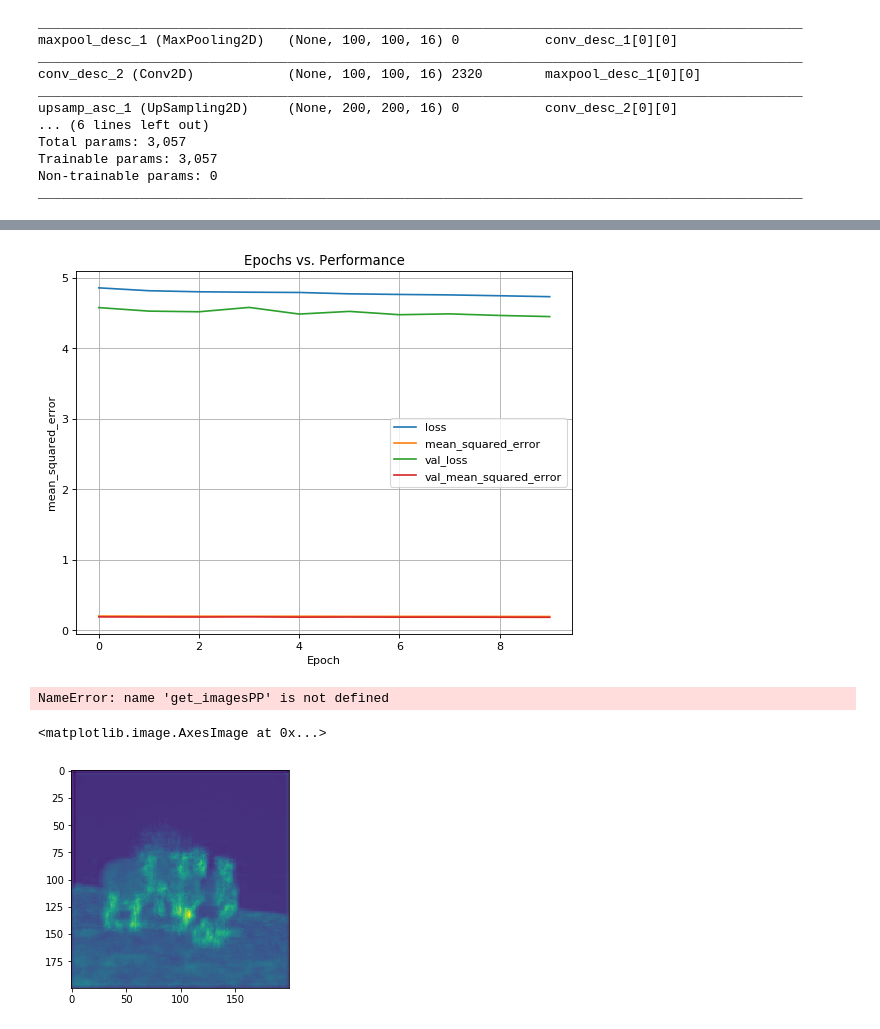
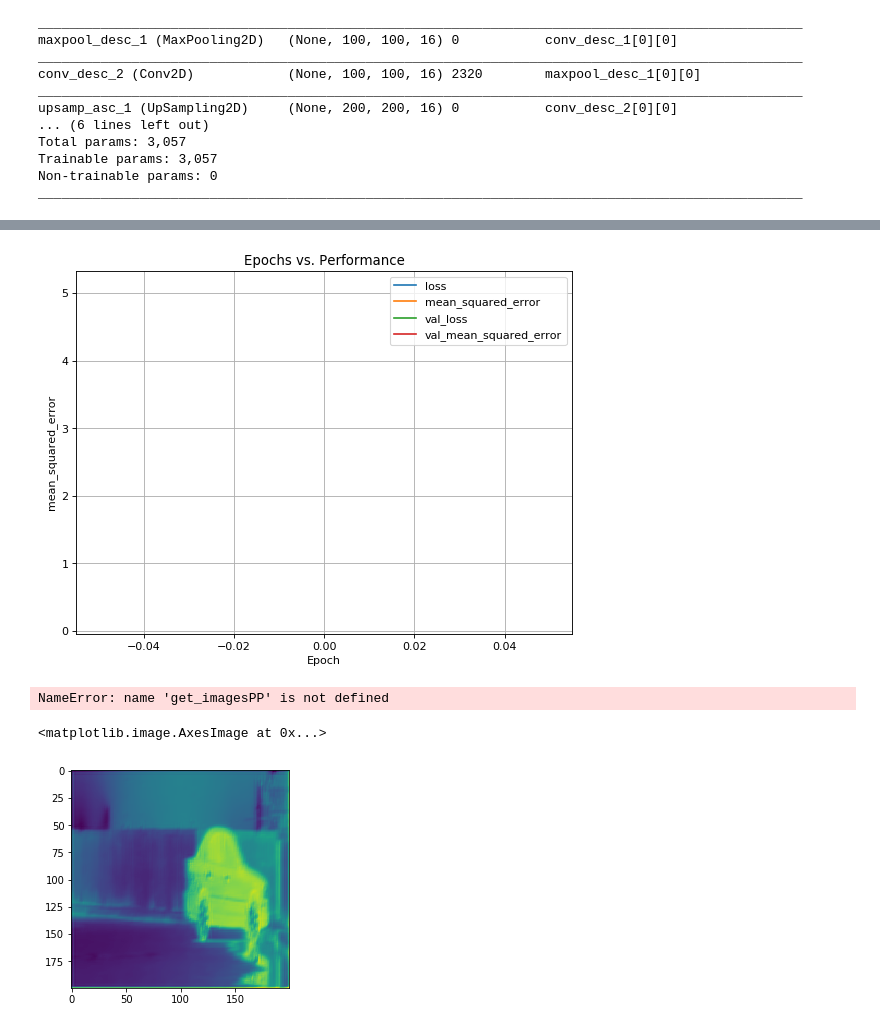
Before and after one commit to RushilDaya/DeepVision, a Jupyter notebook: scripts/03_segmentation_prototype.ipynb, the cells around one changed output, grey strips where cells are left out. Drawn from its saved outputs; the diff is of its cells as text; code cells hidden in the pictures.

```diff
--- a/scripts/03_segmentation_prototype.ipynb
+++ b/scripts/03_segmentation_prototype.ipynb
@@ -75,7 +75,7 @@ def miniUnet(inputShape,outputShape):
     convDesc2Out = Conv2D(16,(3,3),activation='relu',padding='same',name='conv_desc_2')(maxpoolDesc1Out)
     upsampleAsc1Out = UpSampling2D((2,2), name='upsamp_asc_1')(convDesc2Out)
     UconnectAsc1Out = Concatenate()([upsampleAsc1Out, convDesc1Out])
-    output = Conv2D(1,(3,3),activation='relu',padding='same',name='conv_asc_1')(UconnectAsc1Out)
+    output = Conv2D(1,(3,3),activation='sigmoid',padding='same',name='conv_asc_1')(UconnectAsc1Out)
 
     segmentationNet = Model(inputImage, output)
     segmentationNet.summary()
@@ -110,7 +110,7 @@ BATCH_SIZE_VAL= 8
 NUM_SAMPLES_VAL = get_num_images('training','foregroundBackground', '../data/')
 VALIDATION_STEPS=ceil(NUM_SAMPLES_VAL/BATCH_SIZE_VAL)
 
-EPOCHS = 10
+EPOCHS = 1
 
 
 early_stop = tf.keras.callbacks.EarlyStopping(monitor='val_loss', patience=10)
@@ -140,7 +125,7 @@ Epoch 10/10
 # %%
 plot_history(history)
 # %% [output]
-[figure, old version]
+[figure, new version]
 # %%
 num_images = 5
 idxs = [0,1,2,3,4,5,6,7,8,9,10,11]
@@ -176,7 +161,7 @@ STEPS_TEST = ceil(NUM_SAMPLES_TEST/BATCH_SIZE_TEST)
 decoded_imgs = segmenter.predict_generator(generate_image_segmentation_labels('test','foregroundBackground' ,BATCH_SIZE_TEST, dataDir='../data/',squashOutput=True),steps=STEPS_TEST)
 # %%
 decoded_imgs.shape
-plt.imshow(decoded_imgs[105,:,:,0])
+plt.imshow(decoded_imgs[3,:,:,0])
 # %% [output]
 <matplotlib.image.AxesImage at 0x...>
-[figure, old version]
+[figure, new version]
```
Also changed, not shown: parts of 1 cell of this notebook, 4 other files.
